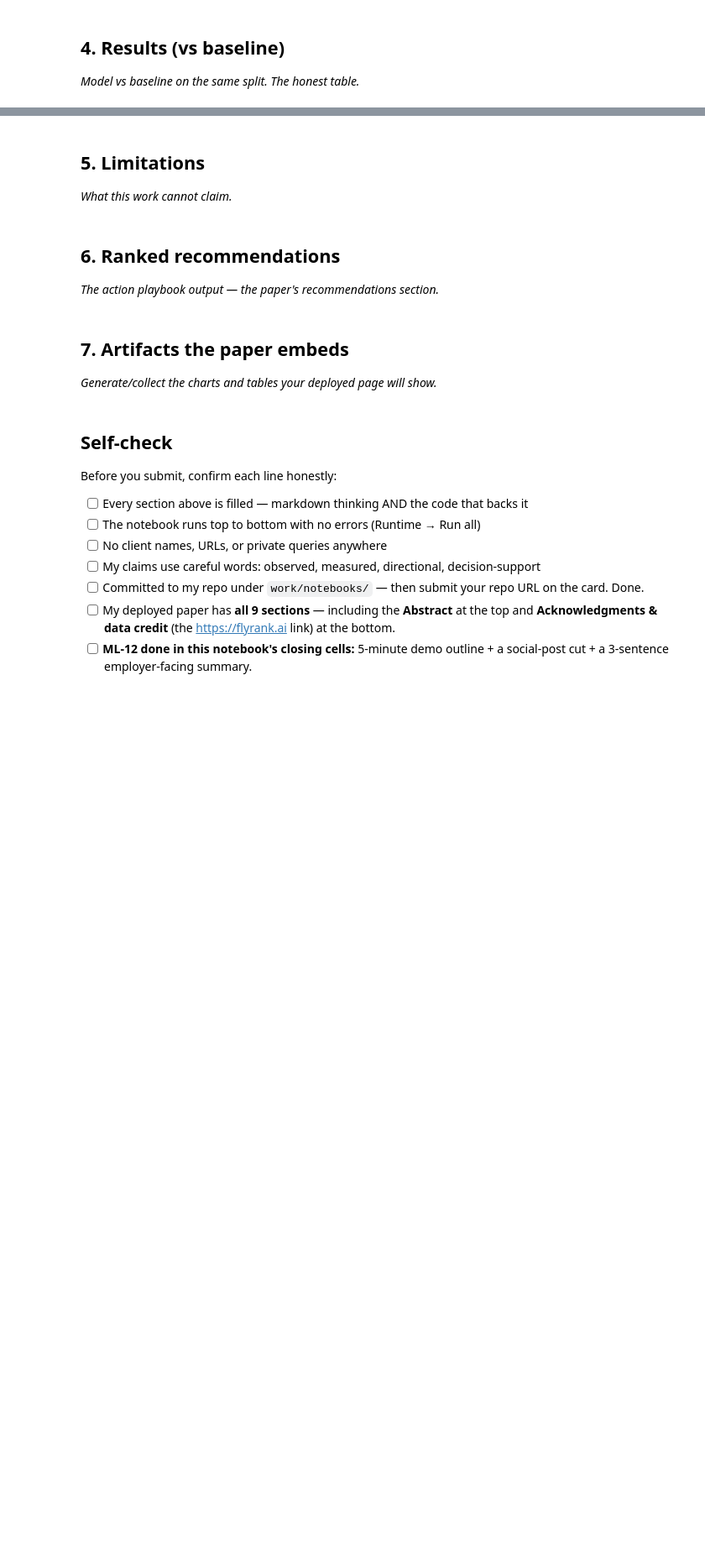
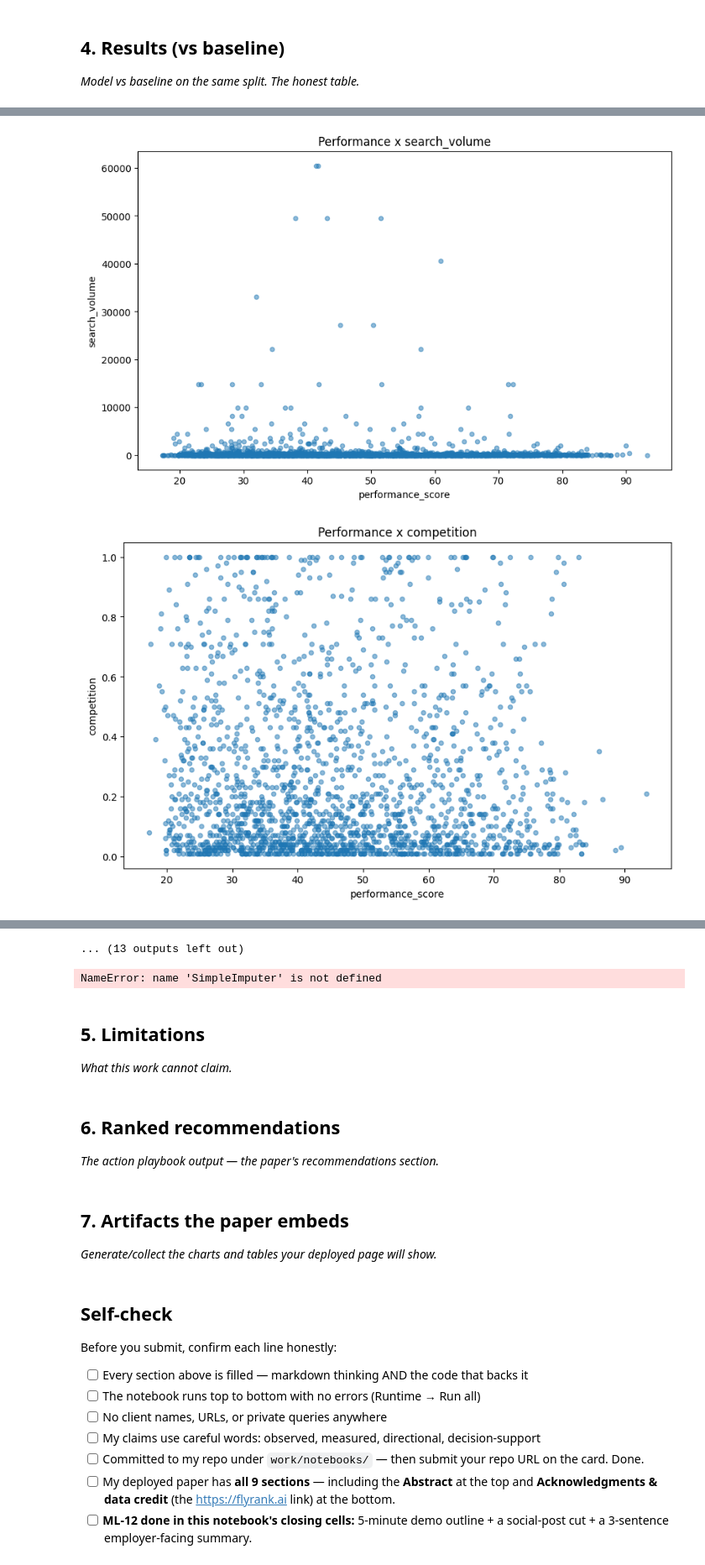
Before and after one commit to Maryam-Shile/flyrank_ml_internship, a Jupyter notebook: work/notebooks/capstone.ipynb, the cells around one changed output, grey strips where cells are left out. Shown at 84% size. Cells and saved outputs as stored; diff of their text form; code cells hidden in the pictures; blank space fills up the shorter version.

```diff
--- a/work/notebooks/capstone.ipynb
+++ b/work/notebooks/capstone.ipynb
@@ -163,3 +169,36 @@ Performance score computed for each row, check column - performance_score
 ## 4. Results (vs baseline)
 
 *Model vs baseline on the same split. The honest table.*
+# %%
+def plot_performance(df):
+    content_data_columns = ['content_id', 'client_id', 'cpc', 'content_type',
+                        'main_intent', 'word_count',
+                        'char_count', 'provider_used', 'model_used',
+                        'content_age_days','days_since_last_update']
+
+    df.drop(columns = content_data_columns, axis = 1, inplace = True)
+
+    num_cols = list(df.select_dtypes(include=['number']).columns)
+    cat_cols = list(df.select_dtypes(exclude=['number']).columns)
+
+    for i in num_cols:
+      ax = df.plot(
+      kind="scatter",
+      x="performance_score",
+      y=i,
+      alpha=0.5,  # Makes overlapping points transparent so you can see density
+      title= f"Performance x {i}",
+      figsize=(10, 6),
+      )
+
+    # Use log scale if high-volume outliers compress your chart
+    plt.grid(True, linestyle="--", alpha=0.5)
+    plt.show()
+    print ('')
+    print('')
+
+    return
+# %%
+baseline = data[data['trend_direction'] == 'down'].copy()
+baseline['performance_score'] = info_data.performance_score
+baseline.info()
@@ -165,0 +223,5 @@ Performance score computed for each row, check column - performance_score
+# %%
+plot_performance(baseline)
+# %% [output]
+[figure, added]
+[figure, added]
@@ -165,0 +238 @@ Performance score computed for each row, check column - performance_score
+... (13 outputs left out)
@@ -166,3 +277,7 @@ Performance score computed for each row, check column - performance_score
+# %%
+find_kmeans_elbow(info_data)
+# %% [output]
+NameError: name 'SimpleImputer' is not defined
 # %% [markdown]
 ## 5. Limitations
 
```
Also changed, not shown: parts of 5 cells of this notebook.
